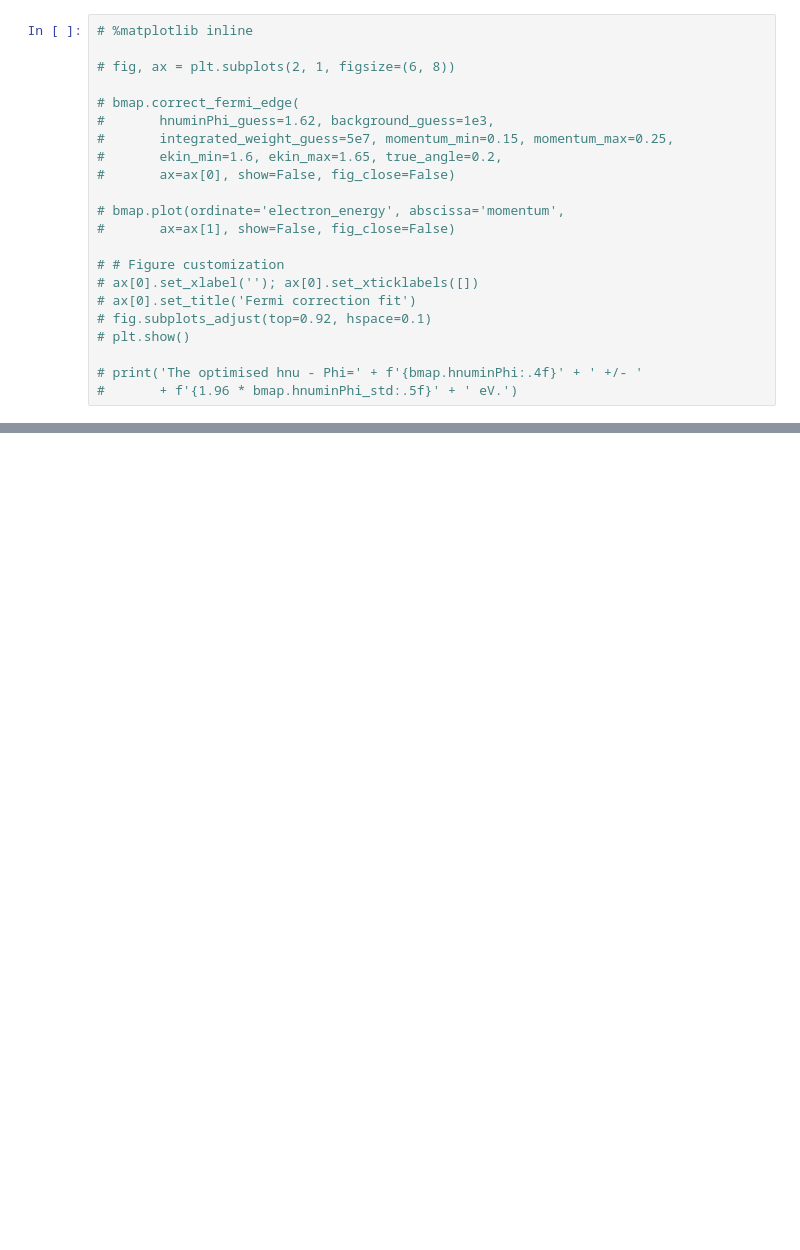
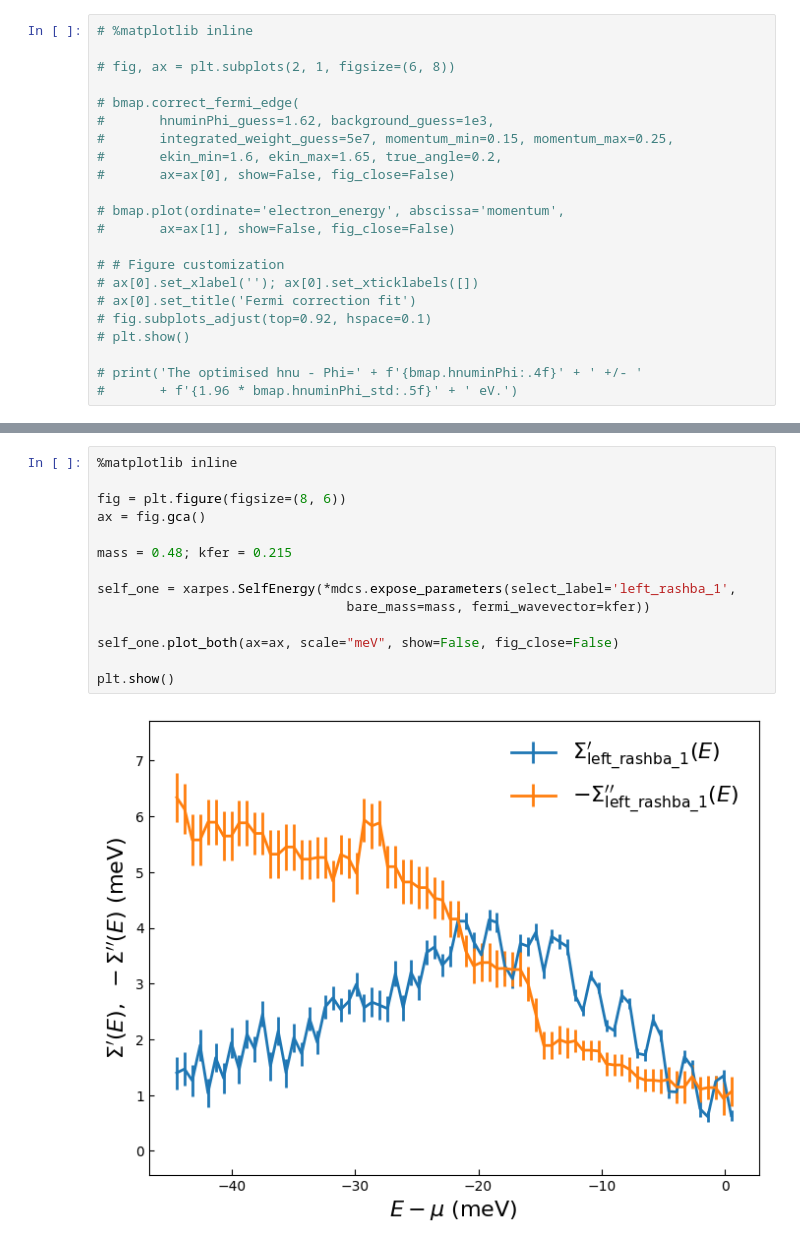
Before and after one commit to xARPES/xARPES, a Jupyter notebook: doc/notebooks/cu_111.ipynb, the cells around one changed output, grey strips where cells are left out. Saved outputs shown, nothing was run; the diff lists cells and outputs as text; blank space fills up the shorter version.

```diff
--- a/doc/notebooks/cu_111.ipynb
+++ b/doc/notebooks/cu_111.ipynb
@@ -152,0 +151,16 @@ fig = bmap.plot(abscissa='momentum', ordinate='electron_energy', ax=ax,
+# %%
+%matplotlib inline
+
+fig = plt.figure(figsize=(8, 6))
+ax = fig.gca()
+
+mass = 0.48; kfer = 0.215
+
+self_one = xarpes.SelfEnergy(*mdcs.expose_parameters(select_label='left_rashba_1',
+                                bare_mass=mass, fermi_wavevector=kfer))
+
+self_one.plot_both(ax=ax, scale="meV", show=False, fig_close=False)
+
+plt.show()
+# %% [output]
+[figure, added]
```
Also changed, not shown: parts of 10 cells of this notebook, 4 other files.
